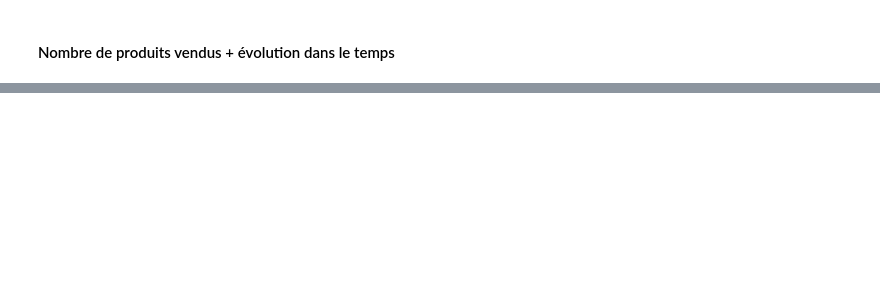
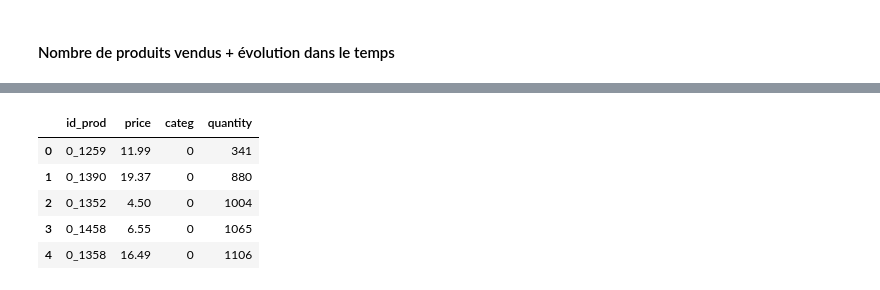
Before and after one commit to loriaujulie/projet9_Lapage, a Jupyter notebook: notebooks/analyses_annabelle.ipynb, the cells around one changed output, grey strips where cells are left out. Cells and saved outputs as stored; diff of their text form; code cells hidden in the pictures; blank space fills up the shorter version.

```diff
--- a/notebooks/analyses_annabelle.ipynb
+++ b/notebooks/analyses_annabelle.ipynb
@@ -243,0 +400,11 @@ figure4.show()
+# %%
+# Création d'un dataframe restreint contenant la colonne quantité
+df_quantity = df_lapage[['id_prod', 'price', 'categ', 'quantity']]
+df_quantity.head()
+# %% [output]
+|  | id_prod | price | categ | quantity |
+| 0 | 0_1259 | 11.99 | 0 | 341 |
+| 1 | 0_1390 | 19.37 | 0 | 880 |
+| 2 | 0_1352 | 4.50 | 0 | 1004 |
+| 3 | 0_1458 | 6.55 | 0 | 1065 |
+| 4 | 0_1358 | 16.49 | 0 | 1106 |
```
Also changed, not shown: parts of 20 cells of this notebook.
